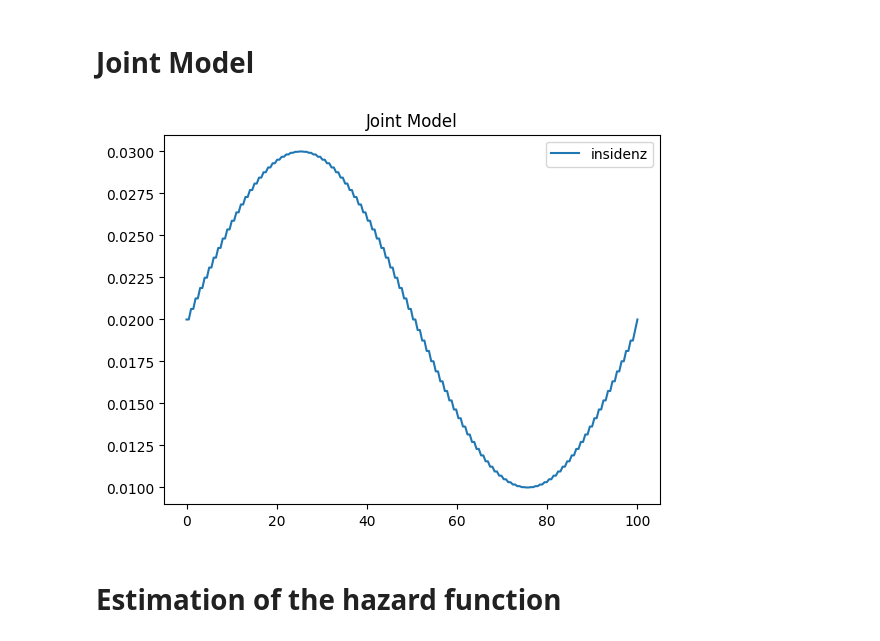
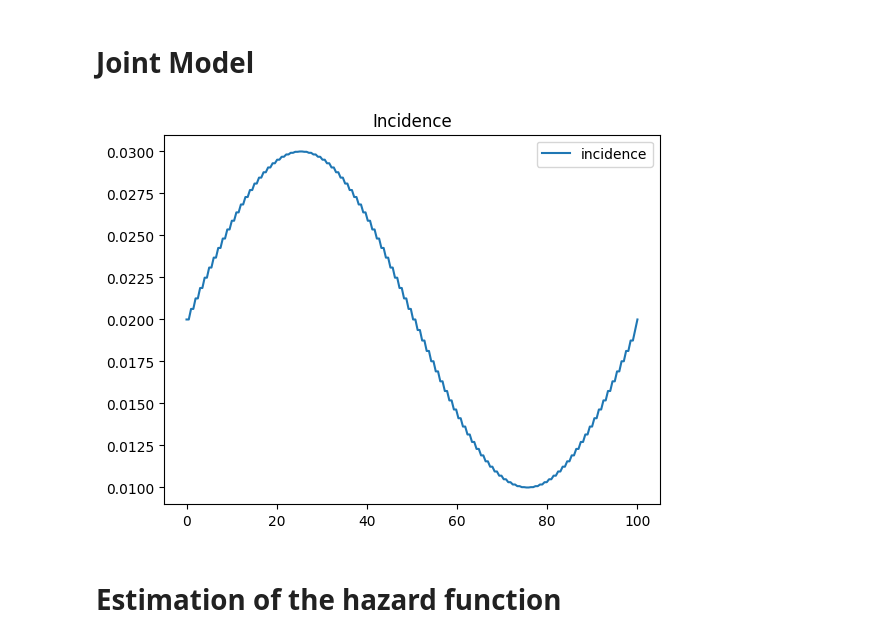
Before and after one commit to arrjon/Amortized-NLME-Models, a Jupyter notebook: Experiments/Amortized Joint Model.ipynb, the cells around one changed output. Cells and saved outputs as stored; diff of their text form; code cells hidden in the pictures.

```diff
--- a/Experiments/Amortized Joint Model.ipynb
+++ b/Experiments/Amortized Joint Model.ipynb
@@ -23,12 +23,12 @@ def incidence(t):
     return constant_value
 # %%
 time = np.linspace(0, 100, 200)
-plt.plot(time, incidence(time), label='insidenz')
-plt.title('Joint Model')
+plt.plot(time, incidence(time), label='incidence')
+plt.title('Incidence')
 plt.legend()
 plt.show()
 # %% [output]
-[figure, old version]
+[figure, new version]
 # %% [markdown]
 # Estimation of the hazard function
 # %%
```
Also changed, not shown: parts of 21 cells of this notebook, 1 other file.
